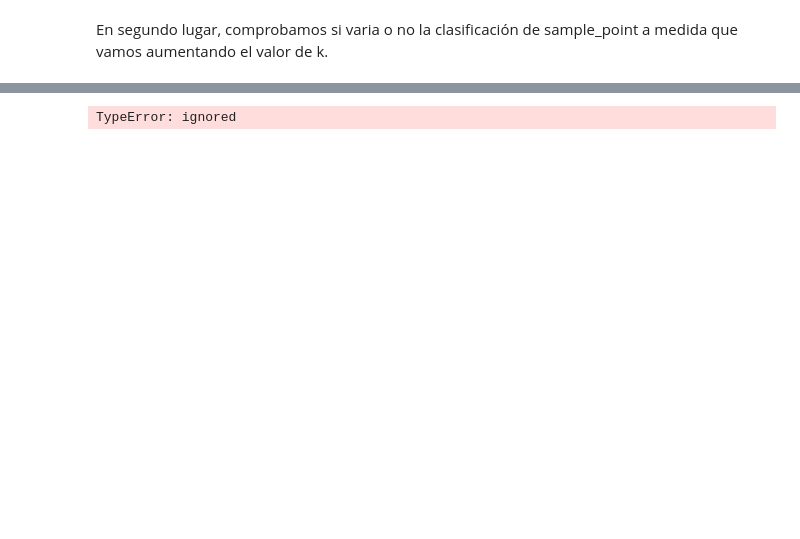
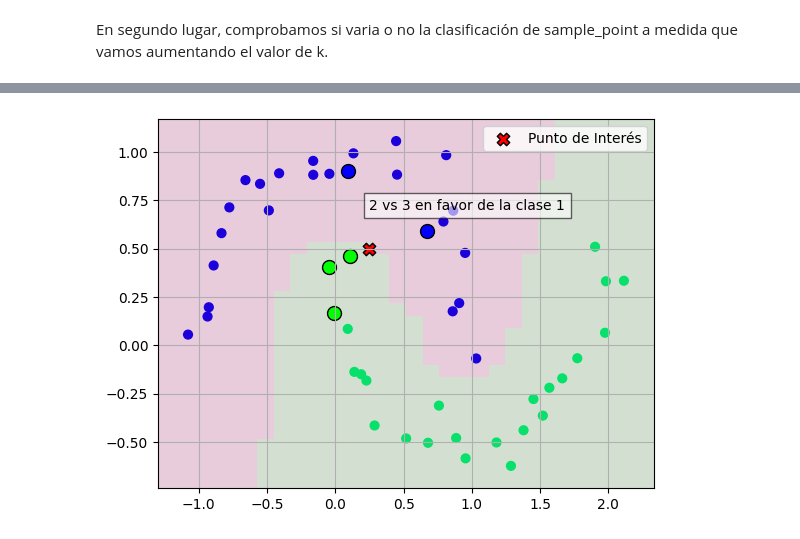
Before and after one commit to pedro-hernandez-esquivias/Programacion, a Jupyter notebook: Unidad_3_Ejemplo_Particular.ipynb, the cells around one changed output, grey strips where cells are left out. Drawn from its saved outputs; the diff is of its cells as text; code cells hidden in the pictures; blank space fills up the shorter version.

```diff
--- a/Unidad_3_Ejemplo_Particular.ipynb
+++ b/Unidad_3_Ejemplo_Particular.ipynb
@@ -128,12 +178,59 @@ TypeError: ignored
-# %%
-# Métricas de distancia a probar
-distance_metrics = ['euclidean', 'manhattan', 'minkowski']
-
-# Bucle para probar cada métrica de distancia
-for metric in distance_metrics:
-    clf = KNeighborsClassifier(n_neighbors=5, metric=metric)
-    clf.fit(X, y)
-    predicted_class = clf.predict(sample_point)[0]
-    print(f'Usando la métrica {metric}, el punto de muestra se clasifica como clase {predicted_class}')
-# %% [output]
-TypeError: ignored
+# %%
+# @title Con k = 5
+# Establece el mapa de colores
+cmap = plt.cm.bwr
+
+# Establece el mapa de colores que usaremos para representar las dos clases.
+cmap = clr.ListedColormap(['blue', 'lime'])
+
+# Dibuja los puntos de datos
+plt.scatter(X[:, 0], X[:, 1], c=y, s=40, cmap='winter')
+
+# Crea una cuadrícula de valores para evaluar el modelo
+ax = plt.gca()
+xlim = ax.get_xlim()
+ylim = ax.get_ylim()
+xx = np.linspace(xlim[0], xlim[1], 30)
+yy = np.linspace(ylim[0], ylim[1], 30)
+YY, XX = np.meshgrid(yy, xx)
+xy = np.vstack([XX.ravel(), YY.ravel()]).T
+
+# Predice las clases para cada punto en la cuadrícula
+Z_pred = clf.predict(xy)
+Z_pred = Z_pred.reshape(XX.shape)
+
+# Representación de las áreas de decisión
+cmap_area = plt.cm.PiYG
+plt.pcolormesh(XX, YY, Z_pred, cmap=cmap_area, alpha=0.2)
+
+# Supongamos que queremos visualizar los vecinos más cercanos para un punto específico
+sample_point = np.array([[0.25, 0.5]])
+
+# Usamos el método kneighbors para obtener los índices de los vecinos más cercanos
+distances, indices = clf.kneighbors(sample_point)
+
+# Extraemos las coordenadas y clases de los vecinos más cercanos
+neighbors = X[indices]
+neighbor_classes = y[indices]
+
+# Dibuja los vecinos más cercanos, coloreando según su clase
+for i, (x_coord, y_coord) in enumerate(neighbors[0]):
+    color = 'blue' if neighbor_classes[0][i] == 0 else 'lime'
+    plt.scatter(x_coord, y_coord, color=color, edgecolors='black', s=100)
+
+# Dibuja el punto específico para el cual queremos ver los vecinos
+plt.scatter(sample_point[:, 0], sample_point[:, 1], color='red', edgecolors='black', s=80, marker='X', label='Punto de Interés')
+
+# Calcula cuántos vecinos de cada clase están alrededor
+votes_class_blue = sum(neighbor_classes[0] == 0)
+votes_class_green = sum(neighbor_classes[0] == 1)
+
+# Muestra un contador de votos cerca del punto de interés
+text = f"{votes_class_blue} vs {votes_class_green} en favor de la clase {clf.predict(sample_point)[0]}"
+plt.text(sample_point[0, 0], sample_point[0, 1] + 0.2, text, bbox=dict(facecolor='white', alpha=0.6))
+
+plt.grid()
+plt.legend()  # Para mostrar la leyenda
+plt.show()
+# %% [output]
+[figure, added]
```
Also changed, not shown: parts of 8 cells of this notebook.
